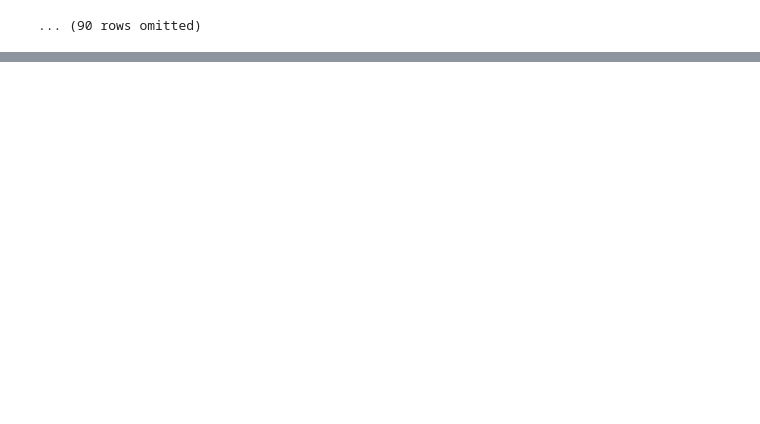
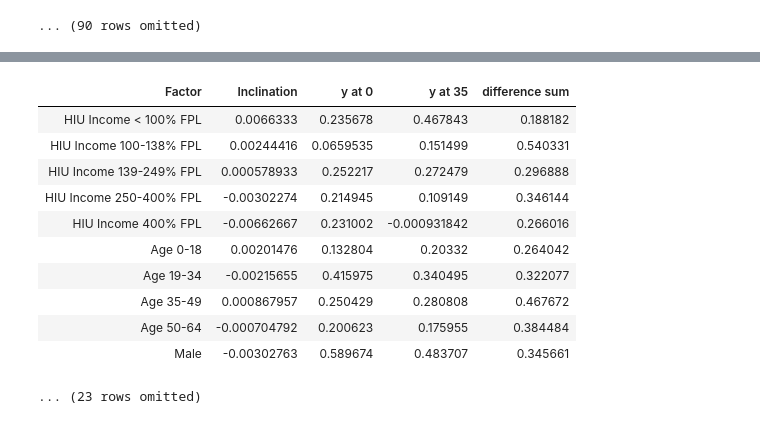
Before and after one commit to peter-h-wi/CDC_Website, a Jupyter notebook: dataAnalysis/CDC.ipynb, the cells around one changed output, grey strips where cells are left out. Saved outputs shown, nothing was run; the diff lists cells and outputs as text; code cells hidden in the pictures; blank space fills up the shorter version.

```diff
--- a/dataAnalysis/CDC.ipynb
+++ b/dataAnalysis/CDC.ipynb
@@ -140,0 +223,26 @@ important_factors = make_array("HIU Income < 100% FPL", "HIU Income 100-138% FPL
+# %%
+difference_sum = make_array()
+
+for factor_label in factors.column("Factor"):
+    factor_row = factors.where("Factor", factor_label)
+    expected_value = factor_row.column("Inclination").item(0) * highest_total_in_percent.column("Percent Uninsured") + factor_row.column("y at 0").item(0)
+    actual_value = highest_total_in_percent.column(factor_label)
+    difference = abs(expected_value - actual_value)
+    difference_sum = np.append(difference_sum, sum(difference))
+factors = factors.with_column(
+    "difference sum", 1/difference_sum
+)
+factors
+# %% [output]
+| Factor | Inclination | y at 0 | y at 35 | difference sum |
+| HIU Income < 100% FPL | 0.0066333 | 0.235678 | 0.467843 | 0.188182 |
+| HIU Income 100-138% FPL | 0.00244416 | 0.0659535 | 0.151499 | 0.540331 |
+| HIU Income 139-249% FPL | 0.000578933 | 0.252217 | 0.272479 | 0.296888 |
+| HIU Income 250-400% FPL | -0.00302274 | 0.214945 | 0.109149 | 0.346144 |
+| HIU Income 400% FPL | -0.00662667 | 0.231002 | -0.000931842 | 0.266016 |
+| Age 0-18 | 0.00201476 | 0.132804 | 0.20332 | 0.264042 |
+| Age 19-34 | -0.00215655 | 0.415975 | 0.340495 | 0.322077 |
+| Age 35-49 | 0.000867957 | 0.250429 | 0.280808 | 0.467672 |
+| Age 50-64 | -0.000704792 | 0.200623 | 0.175955 | 0.384484 |
+| Male | -0.00302763 | 0.589674 | 0.483707 | 0.345661 |
+... (23 rows omitted)
```
Also changed, not shown: parts of 18 cells of this notebook.
